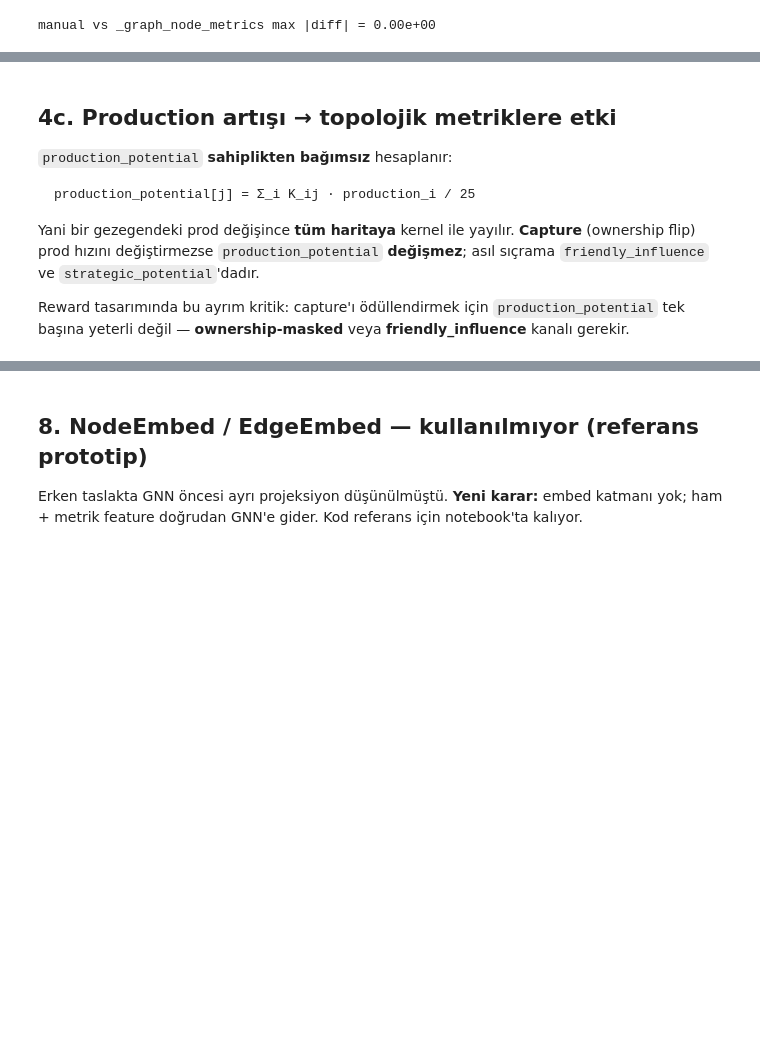
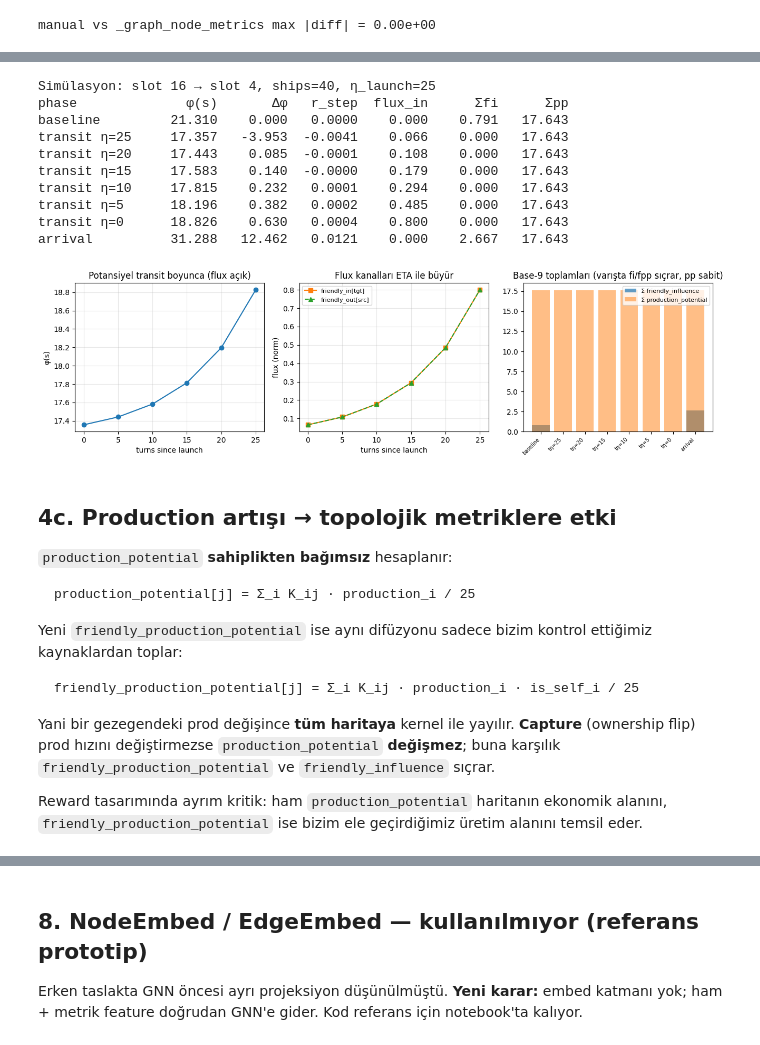
Before and after one commit to DorukSarigun/Orbit_Wars, a Jupyter notebook: docs/new_graph_policy_design.ipynb, the cells around one changed output, grey strips where cells are left out. Drawn from its saved outputs; the diff is of its cells as text; code cells hidden in the pictures; blank space fills up the shorter version.

```diff
--- a/docs/new_graph_policy_design.ipynb
+++ b/docs/new_graph_policy_design.ipynb
@@ -330,6 +348,7 @@ def _snapshot_potential(obs, cfg=REWARD_CFG):
         cfg.graph_supportability_weight,
         cfg.graph_vulnerability_weight,
         cfg.graph_production_potential_weight,
+        cfg.graph_friendly_production_potential_weight,
         cfg.graph_strategic_potential_weight,
         cfg.graph_flux_friendly_in_weight,
         cfg.graph_flux_friendly_out_weight,
@@ -413,34 +432,46 @@ print(f"{'phase':14s} {'φ(s)':>8s} {'Δφ':>8s} {'r_step':>8s} {'flux_in':>8s}
 for r in rows:
     print(
         f"{r['phase']:14s} {r['phi']:8.3f} {r['delta_phi']:8.3f} {r['step_reward']:8.4f} "
         f"{r['flux_in_tgt']:8.3f} {r['sum_friendly_inf']:8.3f} {r['sum_prod_pot']:8.3f}"
     )
 
 fig, axes = plt.subplots(1, 3, figsize=(13, 3.8))
 transit = [r for r in rows if r["phase"].startswith("transit")]
 x = [eta_launch - int(r["phase"].split("=")[1]) for r in transit]
 
 axes[0].plot(x, [r["phi"] for r in transit], "o-", label="φ(s) total")
 axes[0].set_xlabel("turns since launch"); axes[0].set_ylabel("φ(s)")
 axes[0].set_title("Potansiyel transit boyunca (flux açık)")
 axes[0].grid(alpha=0.3)
 
 axes[1].plot(x, [r["flux_in_tgt"] for r in transit], "s-", color="C1", label="friendly_in[tgt]")
 axes[1].plot(x, [r["flux_out_src"] for r in transit], "^--", color="C2", label="friendly_out[src]")
 axes[1].set_xlabel("turns since launch"); axes[1].set_ylabel("flux (norm)")
 axes[1].set_title("Flux kanalları ETA ile büyür")
 axes[1].legend(fontsize=8); axes[1].grid(alpha=0.3)
 
 labels = [r["phase"] for r in rows]
 width = np.arange(len(rows))
 axes[2].bar(width, [r["sum_friendly_inf"] for r in rows], alpha=0.7, label="Σ friendly_influence")
 axes[2].bar(width, [r["sum_prod_pot"] for r in rows], alpha=0.5, label="Σ production_potential")
 axes[2].set_xticks(width)
 axes[2].set_xticklabels([l.replace("transit ", "t") for l in labels], rotation=45, ha="right", fontsize=7)
-axes[2].set_title("Base-8 toplamları (varışta fi sıçrar, pp sabit)")
+axes[2].set_title("Base-9 toplamları (varışta fi/fpp sıçrar, pp sabit)")
 axes[2].legend(fontsize=8)
 plt.tight_layout()
 plt.show()
+# %% [output]
+Simülasyon: slot 16 → slot 4, ships=40, η_launch=25
+phase              φ(s)       Δφ   r_step  flux_in      Σfi      Σpp
+baseline         21.310    0.000   0.0000    0.000    0.791   17.643
+transit η=25     17.357   -3.953  -0.0041    0.066    0.000   17.643
+transit η=20     17.443    0.085  -0.0001    0.108    0.000   17.643
+transit η=15     17.583    0.140  -0.0000    0.179    0.000   17.643
+transit η=10     17.815    0.232   0.0001    0.294    0.000   17.643
+transit η=5      18.196    0.382   0.0002    0.485    0.000   17.643
+transit η=0      18.826    0.630   0.0004    0.800    0.000   17.643
+arrival          31.288   12.462   0.0121    0.000    2.667   17.643
+[figure, added]
 # %% [markdown]
 ## 4c. Production artışı → topolojik metriklere etki
 
@@ -448,12 +479,16 @@ plt.show()
 
     production_potential[j] = Σ_i K_ij · production_i / 25
 
+Yeni `friendly_production_potential` ise aynı difüzyonu sadece bizim kontrol ettiğimiz kaynaklardan toplar:
+
+    friendly_production_potential[j] = Σ_i K_ij · production_i · is_self_i / 25
+
 Yani bir gezegendeki prod değişince **tüm haritaya** kernel ile yayılır.
 **Capture** (ownership flip) prod hızını değiştirmezse `production_potential` **değişmez**;
-asıl sıçrama `friendly_influence` ve `strategic_potential`'dadır.
+buna karşılık `friendly_production_potential` ve `friendly_influence` sıçrar.
 
-Reward tasarımında bu ayrım kritik: capture'ı ödüllendirmek için `production_potential`
-tek başına yeterli değil — **ownership-masked** veya **friendly_influence** kanalı gerekir.
+Reward tasarımında ayrım kritik: ham `production_potential` haritanın ekonomik alanını,
+`friendly_production_potential` ise bizim ele geçirdiğimiz üretim alanını temsil eder.
 # %%
 feats_t = torch.from_numpy(obs.planet_feats).float()
 edge_t = torch.from_numpy(obs.edge_bias).float()
```
Also changed, not shown: parts of 21 cells of this notebook, 37 other files.
